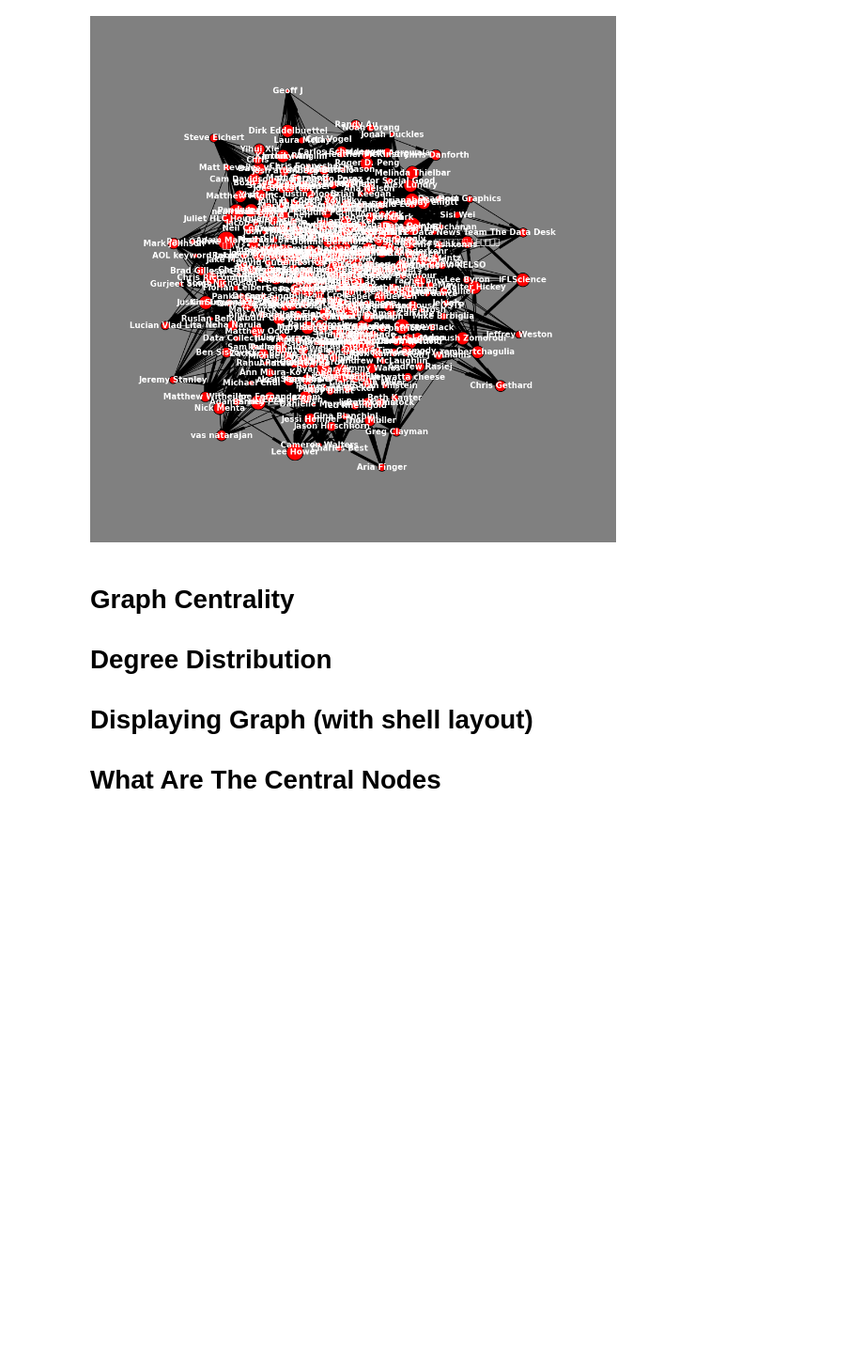
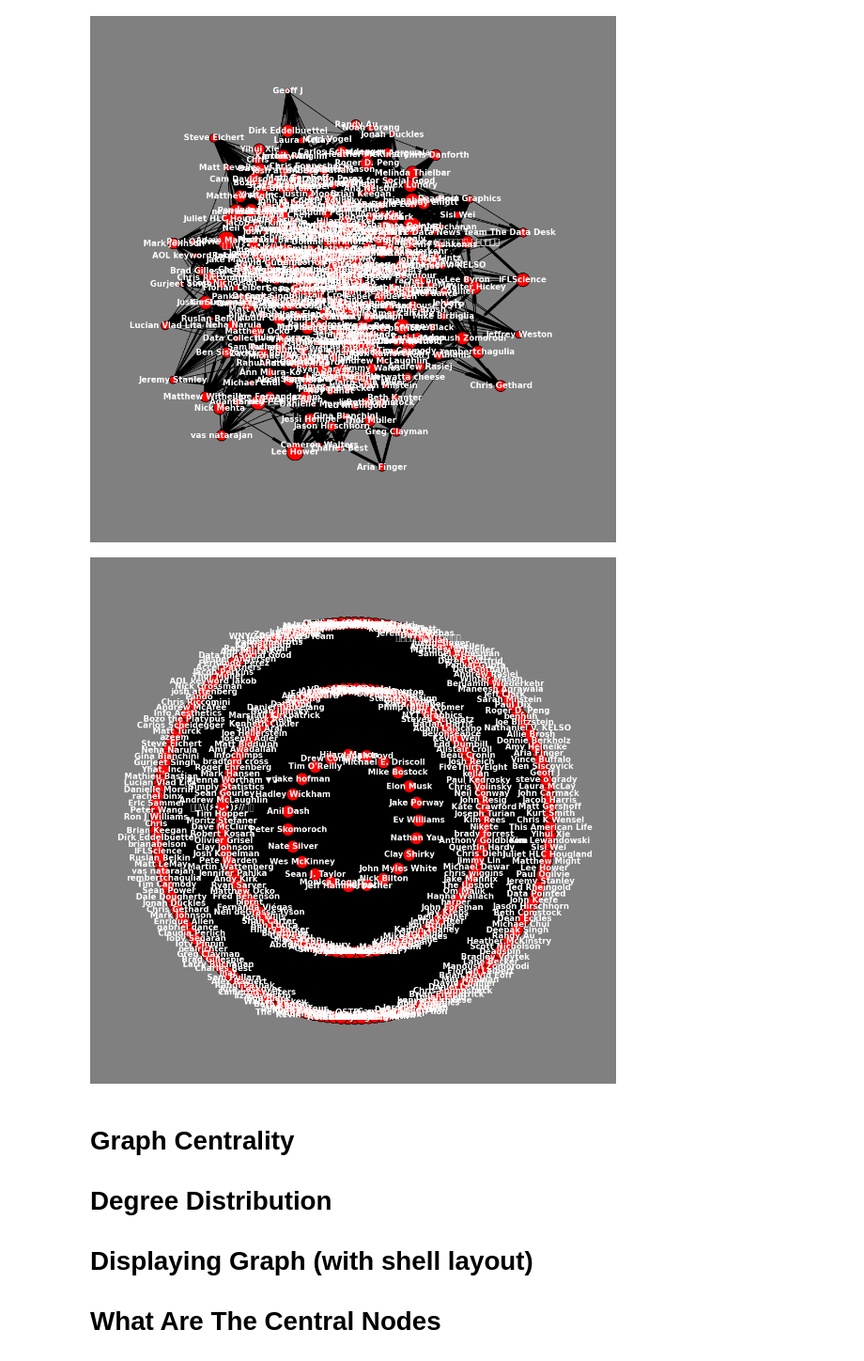
Before and after one commit to jquacinella/IS609_Group, a Jupyter notebook: GraphTheory/Graph Theory - Social Networking.ipynb, the cells around one changed output. Shown at 94% size. Cells and saved outputs as stored; diff of their text form; code cells hidden in the pictures; blank space fills up the shorter version.

```diff
--- a/GraphTheory/Graph Theory - Social Networking.ipynb
+++ b/GraphTheory/Graph Theory - Social Networking.ipynb
@@ -151,6 +151,11 @@ from IPython.core.display import Image
 Image(filename='spring_layout.png')
 # %% [output]
 [figure]
+# %%
+from IPython.core.display import Image
+Image(filename='shell_layout.png')
+# %% [output]
+[figure, added]
 # %% [markdown]
 # Graph Centrality
 
```
